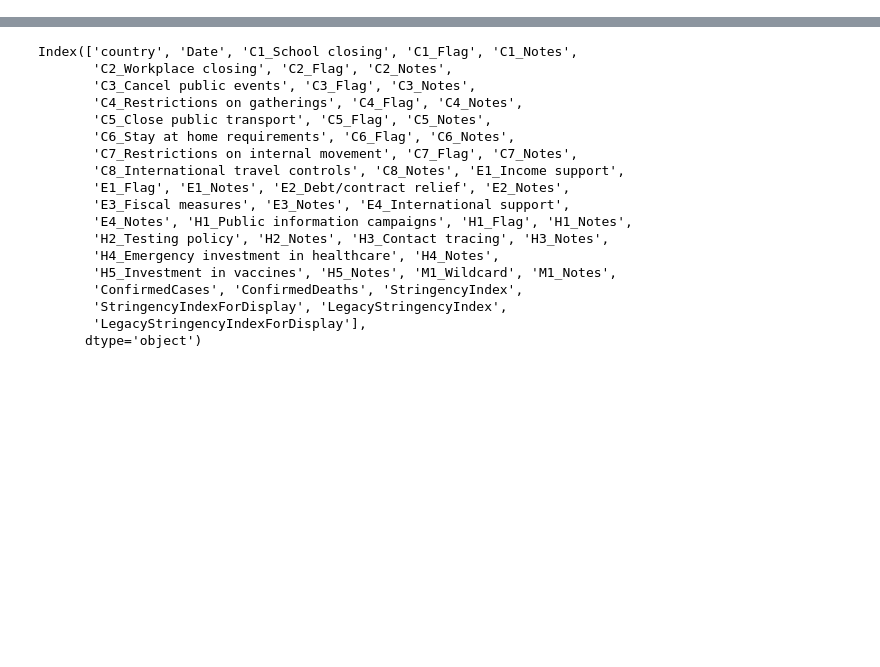
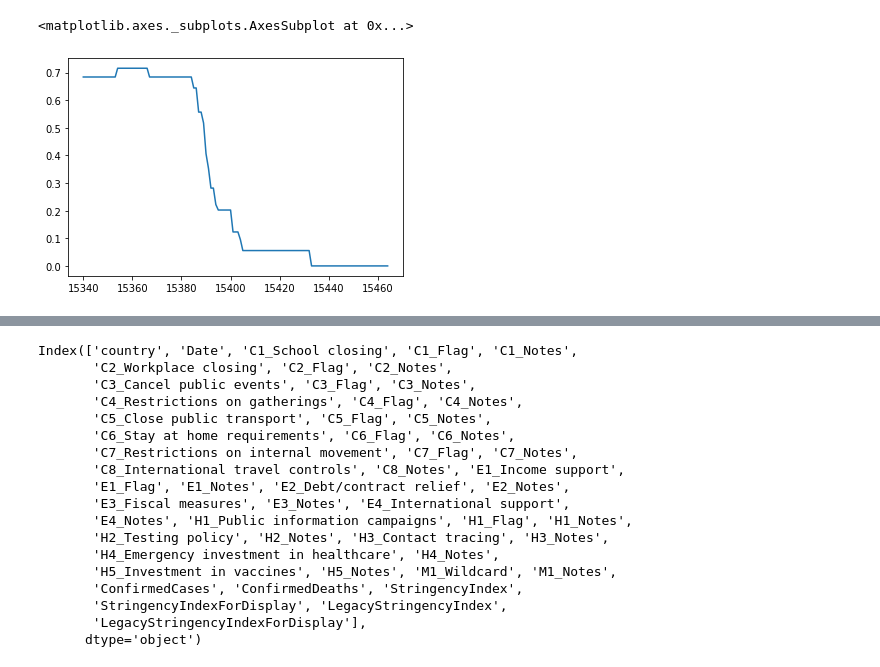
Before and after one commit to silverfield/corona-vis, a Jupyter notebook: nbs/process.ipynb, the cells around one changed output, grey strips where cells are left out. Saved outputs shown, nothing was run; the diff lists cells and outputs as text; code cells hidden in the pictures; blank space fills up the shorter version.

```diff
--- a/nbs/process.ipynb
+++ b/nbs/process.ipynb
@@ -18,0 +31,5 @@ covid_df = procdata.get_covid_df()
+# %%
+final_df[final_df['country'] == 'United States of America']['stringency'].plot()
+# %% [output]
+<matplotlib.axes._subplots.AxesSubplot at 0x...>
+[figure, added]
```
Also changed, not shown: parts of 12 cells of this notebook, 7 other files.
